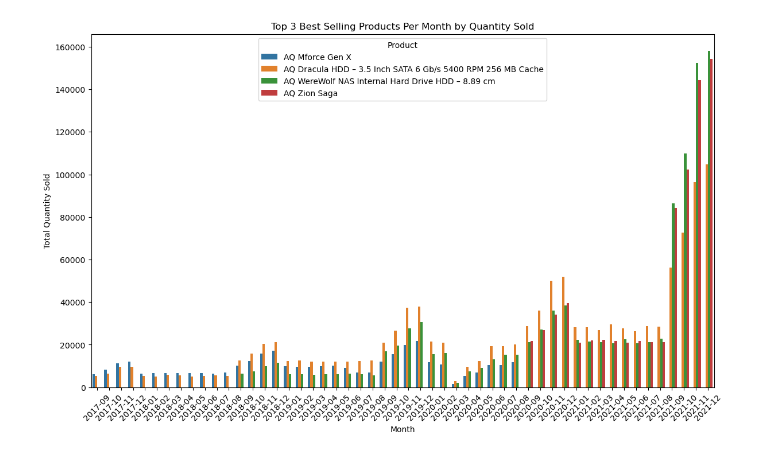
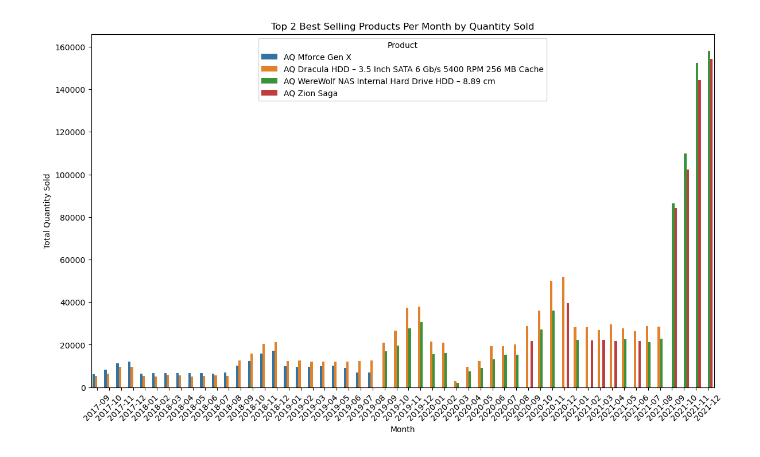
Before and after one commit to Jenner-Valdez/AtilQ, a Jupyter notebook: Main Code.ipynb, the cells around one changed output. Cells and saved outputs as stored; diff of their text form; code cells hidden in the pictures.

Commit message:
Added best sellers
Added the best sellers, created a graph for best sellers per month and quarter including graphs for their revenue

```diff
--- a/Main Code.ipynb
+++ b/Main Code.ipynb
@@ -102,6 +98,9 @@ monthly_sales = merged_data.groupby(['month_year', 'product'])['sold_quantity'].
 monthly_sales['rank'] = monthly_sales.groupby('month_year')['sold_quantity'].rank(method='first', ascending=False)
 # %%
 # Select the top 3 products for each month
-top3_monthly_sales = monthly_sales[monthly_sales['rank'] <= 3].sort_values(['month_year', 'rank'])
+top2_monthly_sales = monthly_sales[monthly_sales['rank'] <= 2].sort_values(['month_year', 'rank'])
+# %%
+# Convert month_year to string for better visualization
+top2_monthly_sales['month_year'] = top2_monthly_sales['month_year'].astype(str)
 # %%
 # Display the results
@@ -119,12 +118,12 @@ display(top3_monthly_sales.head(8))
 # %%
 #Create a plot graph to show case how they are always the top sellers
 plt.figure(figsize=(14, 8))
-sns.barplot(x='month_year', y='sold_quantity', hue='product', data=top3_monthly_sales)
-plt.title('Top 3 Best Selling Products Per Month by Quantity Sold')
+sns.barplot(x='month_year', y='sold_quantity', hue='product', data=top2_monthly_sales)
+plt.title('Top 2 Best Selling Products Per Month by Quantity Sold')
 plt.xlabel('Month')
 plt.ylabel('Total Quantity Sold')
 plt.legend(title='Product')
 plt.xticks(rotation=45)
 plt.show()
 # %% [output]
-[figure, old version]
+[figure, new version]
```
Also changed, not shown: parts of 39 cells of this notebook.
